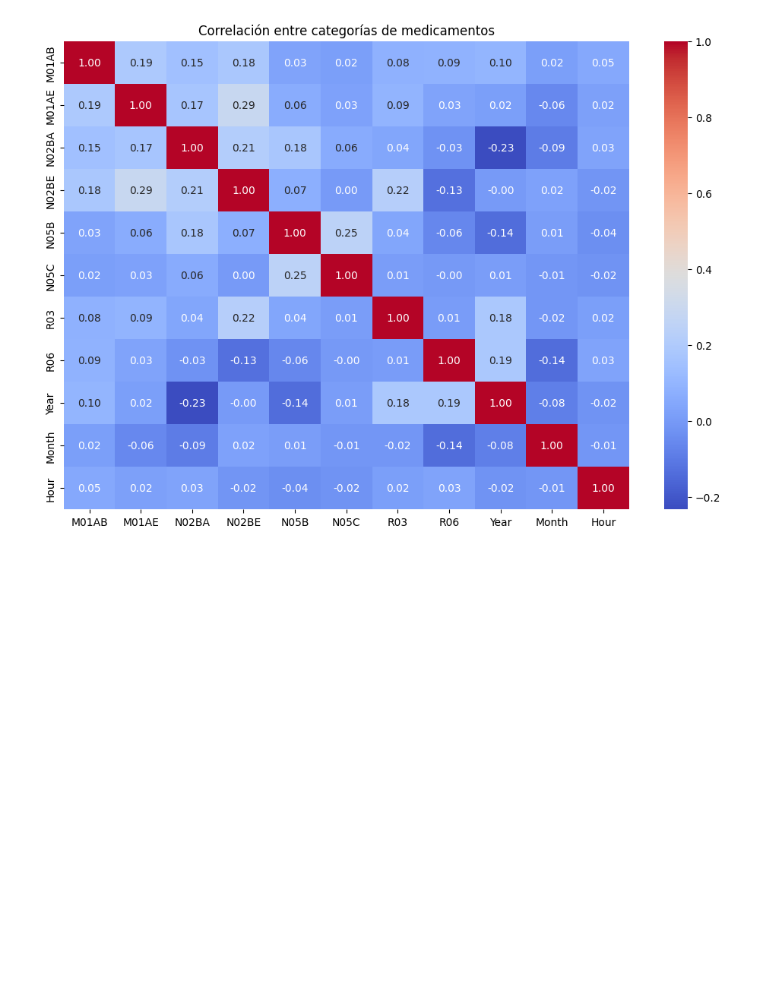
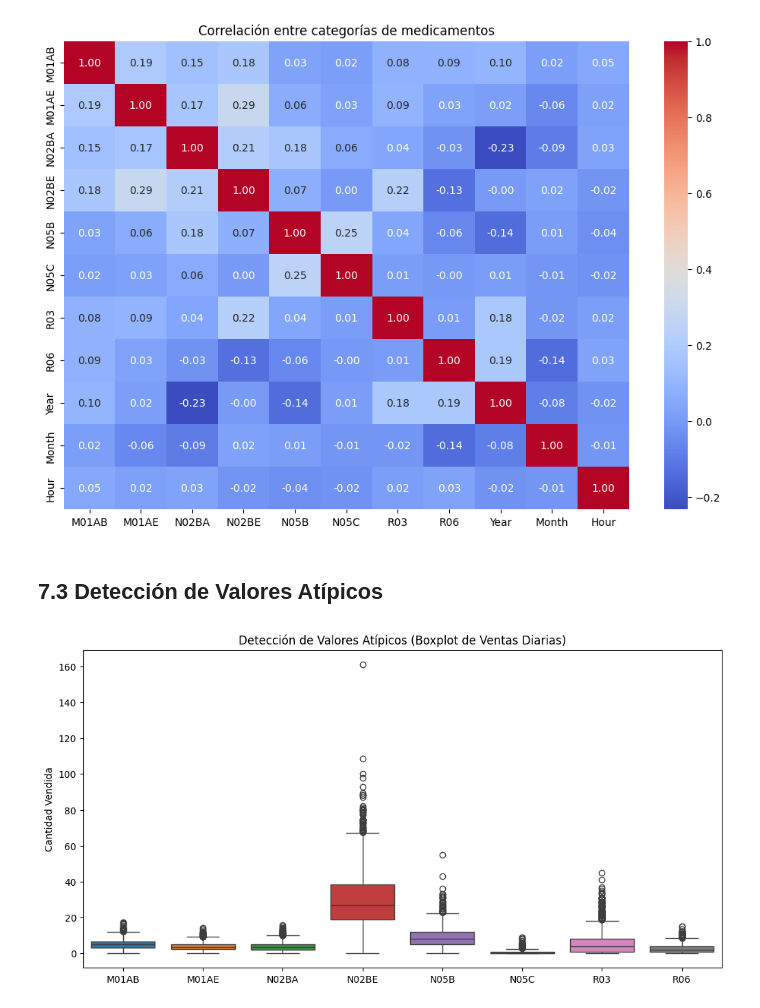
Before and after one commit to Machiz/Aldimi-Project, a Jupyter notebook: notebooks/EDA_MachineLearning_dataset_Pharma_sales.ipynb, the cells around one changed output. Saved outputs shown, nothing was run; the diff lists cells and outputs as text; code cells hidden in the pictures; blank space fills up the shorter version.

```diff
--- a/notebooks/EDA_MachineLearning_dataset_Pharma_sales.ipynb
+++ b/notebooks/EDA_MachineLearning_dataset_Pharma_sales.ipynb
@@ -410,3 +417,13 @@ plt.title('Correlación entre categorías de medicamentos')
 plt.show()
 # %% [output]
 [figure]
+# %% [markdown]
+## 7.3 Detección de Valores Atípicos
+# %%
+plt.figure(figsize=(12, 6))
+sns.boxplot(data=df_daily[['M01AB', 'M01AE', 'N02BA', 'N02BE', 'N05B', 'N05C', 'R03', 'R06']])
+plt.title('Detección de Valores Atípicos (Boxplot de Ventas Diarias)')
+plt.ylabel('Cantidad Vendida')
+plt.show()
+# %% [output]
+[figure, added]
```
Also changed, not shown: parts of 13 cells of this notebook.
